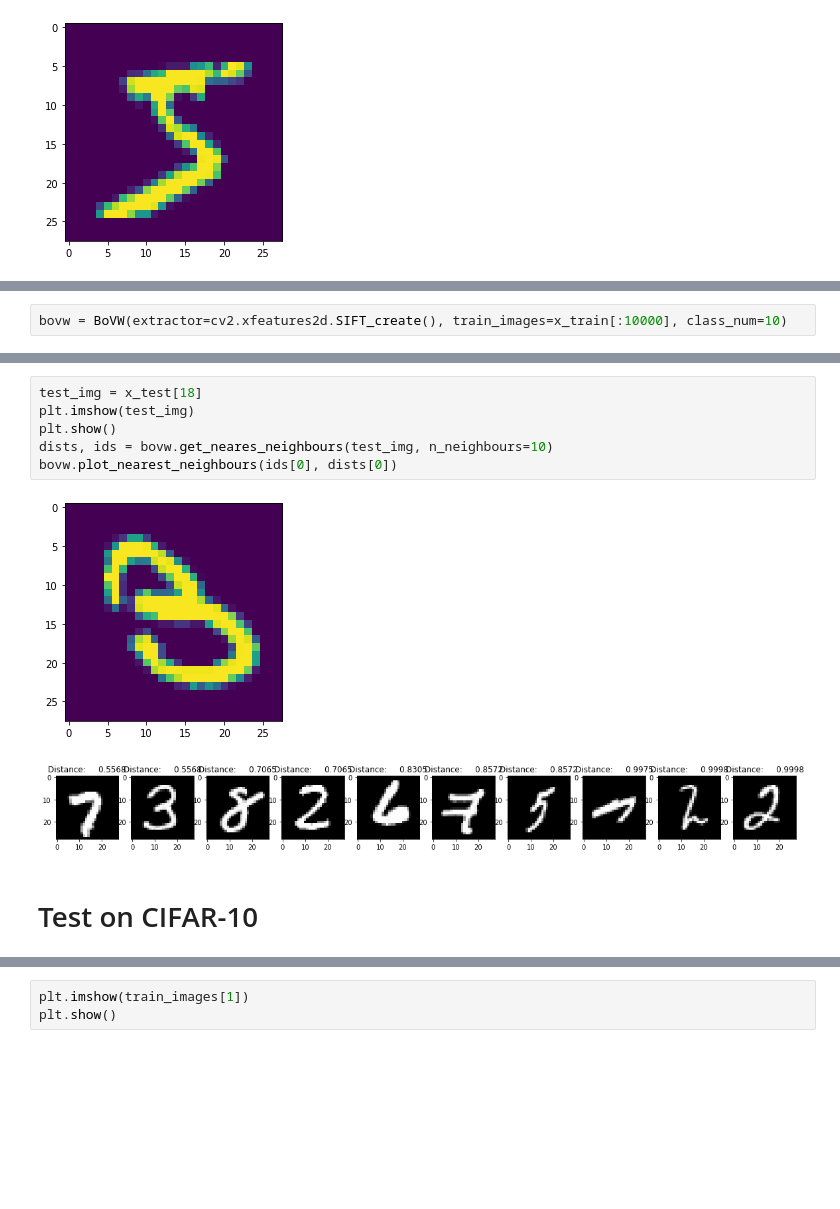
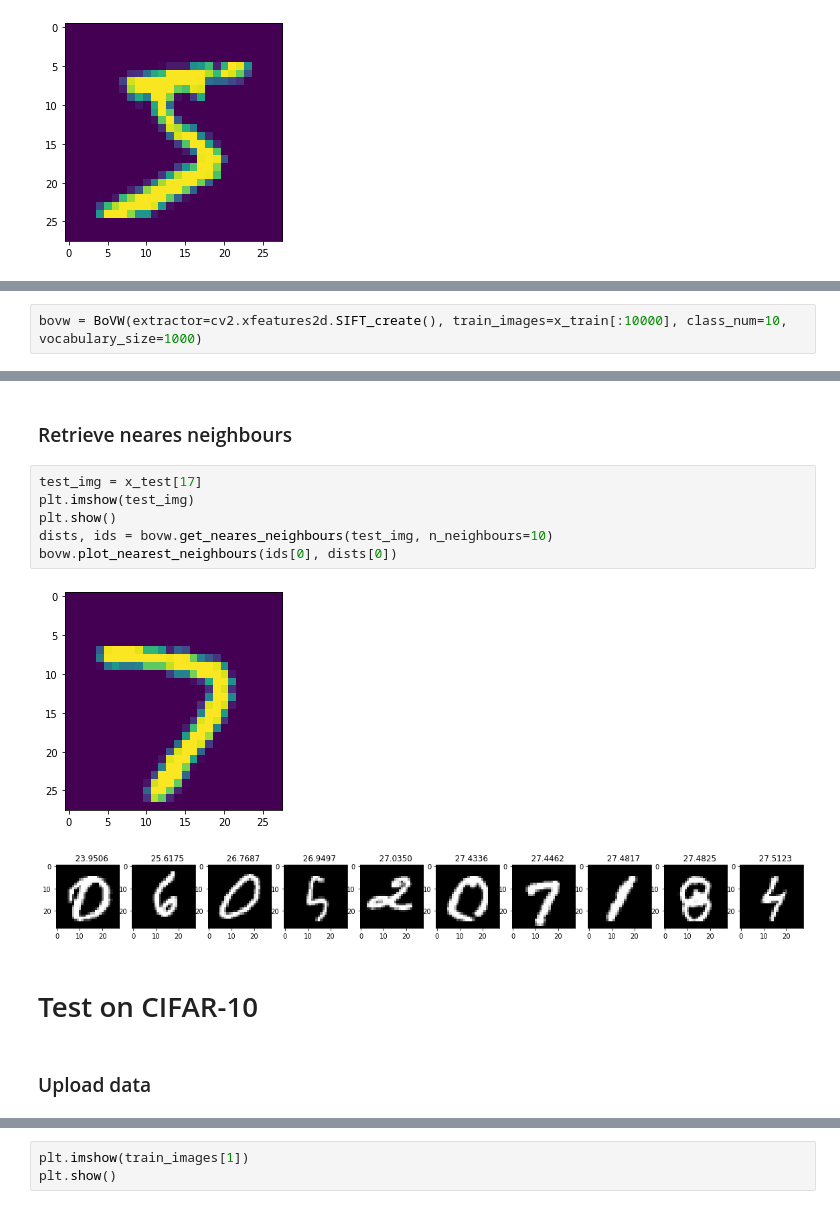
Before and after one commit to Genvekt/F2020_CV_Project, a Jupyter notebook: BoVW feature extractor.ipynb, the cells around one changed output, grey strips where cells are left out. Cells and saved outputs as stored; diff of their text form; blank space fills up the shorter version.

```diff
--- a/BoVW feature extractor.ipynb
+++ b/BoVW feature extractor.ipynb
@@ -135,5 +200,5 @@ plt.show()
 # %%
-bovw = BoVW(extractor=cv2.xfeatures2d.SIFT_create(), train_images=x_train[:10000], class_num=10)
+bovw = BoVW(extractor=cv2.xfeatures2d.SIFT_create(), train_images=x_train[:10000], class_num=10, vocabulary_size=1000)
 # %% [output]
 Training BoVW starts ...
 Extracting descriptors ...
@@ -145,14 +229,18 @@ Histograms computed
 Histograms normalized
+# %% [markdown]
+### Retrieve neares neighbours
 # %%
-test_img = x_test[18]
+test_img = x_test[17]
 plt.imshow(test_img)
 plt.show()
 dists, ids = bovw.get_neares_neighbours(test_img, n_neighbours=10)
 bovw.plot_nearest_neighbours(ids[0], dists[0])
 # %% [output]
-[figure, old version]
+[figure, new version]
-[figure, old version]
+[figure, new version]
 # %% [markdown]
 # Test on CIFAR-10
+# %% [markdown]
+### Upload data
 # %%
 (train_images, train_labels), (test_images, test_labels) = tf.keras.datasets.cifar10.load_data()
```
Also changed, not shown: parts of 23 cells of this notebook.
